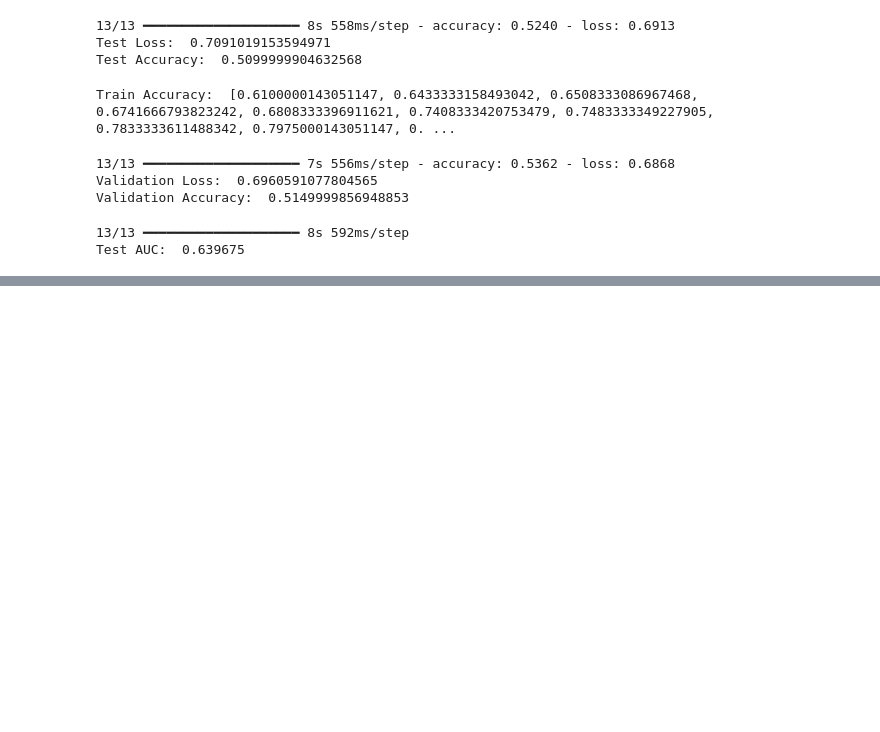
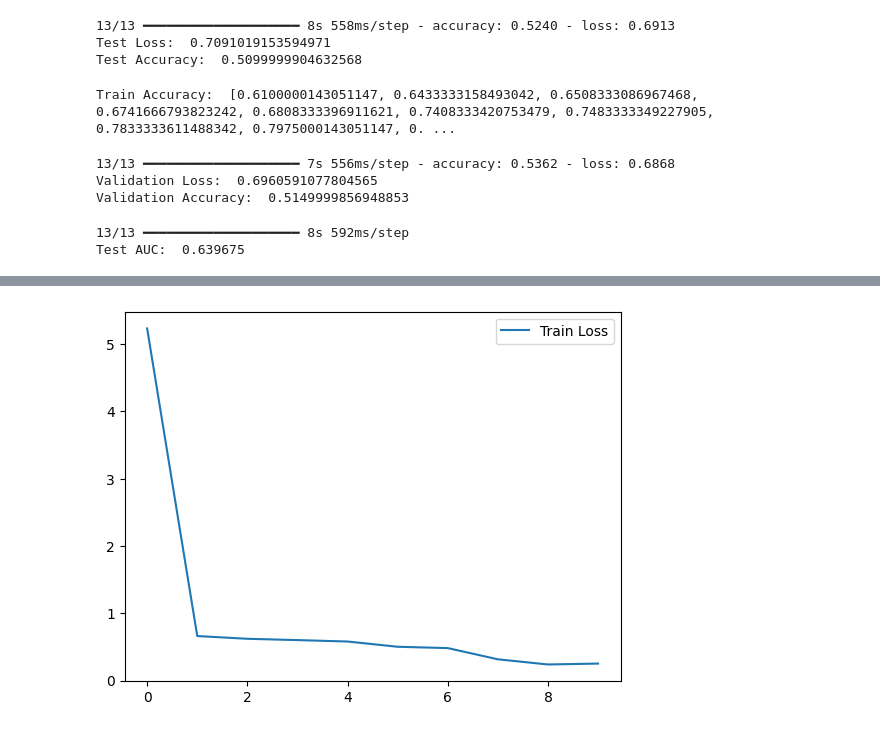
Before and after one commit to ccjimenezm/machine_learning2024, a Jupyter notebook: tarea-9.ipynb, the cells around one changed output, grey strips where cells are left out. Drawn from its saved outputs; the diff is of its cells as text; code cells hidden in the pictures; blank space fills up the shorter version.

Commit message:
otro modelo a ver si mejora

```diff
--- a/tarea-9.ipynb
+++ b/tarea-9.ipynb
@@ -268,3 +270,25 @@ print("Test AUC: ", test_auc)
 # %% [output]
 13/13 ━━━━━━━━━━━━━━━━━━━━ 8s 592ms/step
 Test AUC:  0.639675
+# %%
+
+
+# Carga el modelo ResNet50 con pesos preentrenados en ImageNet
+base_model = ResNet50(weights='imagenet', include_top=False, input_shape=(224, 224, 3))
+
+# Crea un nuevo modelo secuencial
+model = Sequential()
+
+# Añade el modelo base
+model.add(base_model)
+
+# Añade nuevas capas
+model.add(Flatten())
+model.add(Dense(256, activation='relu'))
+model.add(Dense(1, activation='sigmoid'))  # Capa de salida para clasificación binaria
+
+# Compila el modelo
+model.compile(optimizer='adam', loss='binary_crossentropy', metrics=['accuracy'])
+
+# Entrena el modelo
+history = model.fit(train_images, train_genres, epochs=10, validation_data=(valid_images, valid_genres))
@@ -270,0 +316,11 @@ Test AUC:  0.639675
+# %%
+# Grafica la pérdida en el conjunto de entrenamiento
+plt.plot(history.history['loss'], label='Train Loss')
+
+# Muestra la leyenda
+plt.legend()
+
+# Muestra la gráfica
+plt.show()
+# %% [output]
+[figure, added]
```
Also changed, not shown: parts of 9 cells of this notebook.
